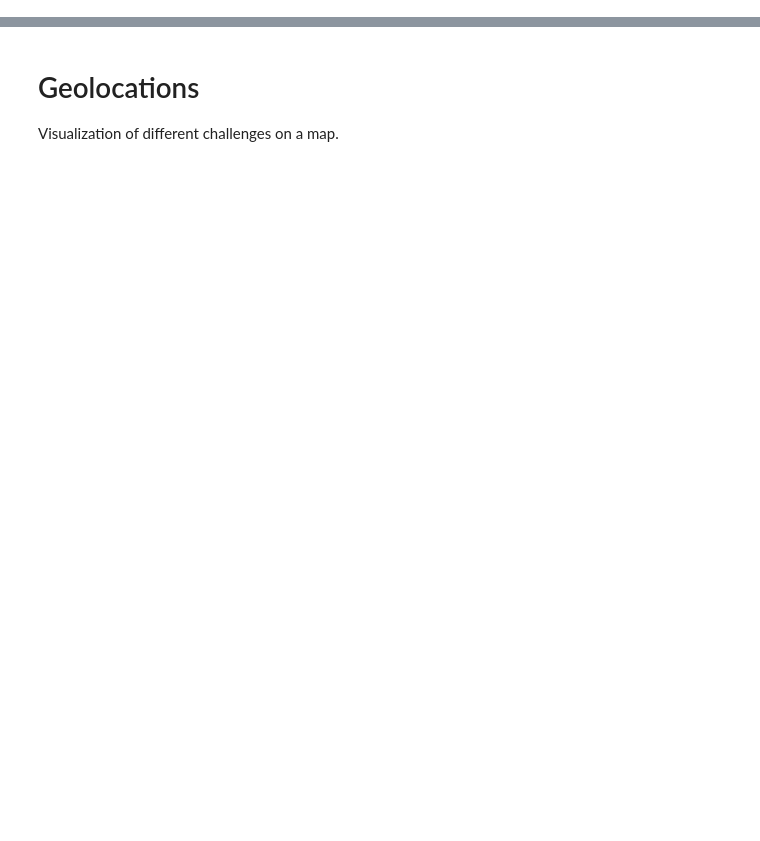
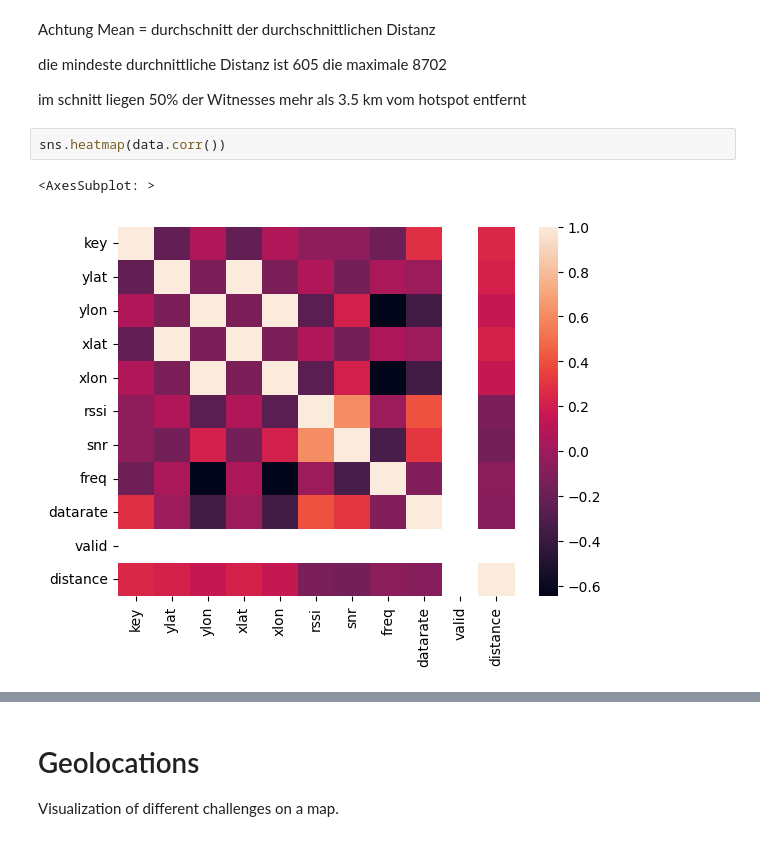
Before and after one commit to emergotechnologies/helium-positioning-model-engineering, a Jupyter notebook: notebooks/eda.ipynb, the cells around one changed output, grey strips where cells are left out. Drawn from its saved outputs; the diff is of its cells as text; blank space fills up the shorter version.

```diff
--- a/notebooks/eda.ipynb
+++ b/notebooks/eda.ipynb
@@ -15,0 +67,11 @@ df.shape
+# %% [markdown]
+Achtung Mean = durchschnitt der durchschnittlichen Distanz
+
+die mindeste durchnittliche Distanz ist 605 die maximale 8702
+
+im schnitt liegen 50% der Witnesses mehr als 3.5 km vom hotspot entfernt
+# %%
+sns.heatmap(data.corr())
+# %% [output]
+<AxesSubplot: >
+[figure, added]
```
Also changed, not shown: parts of 25 cells of this notebook, 1 other file.
